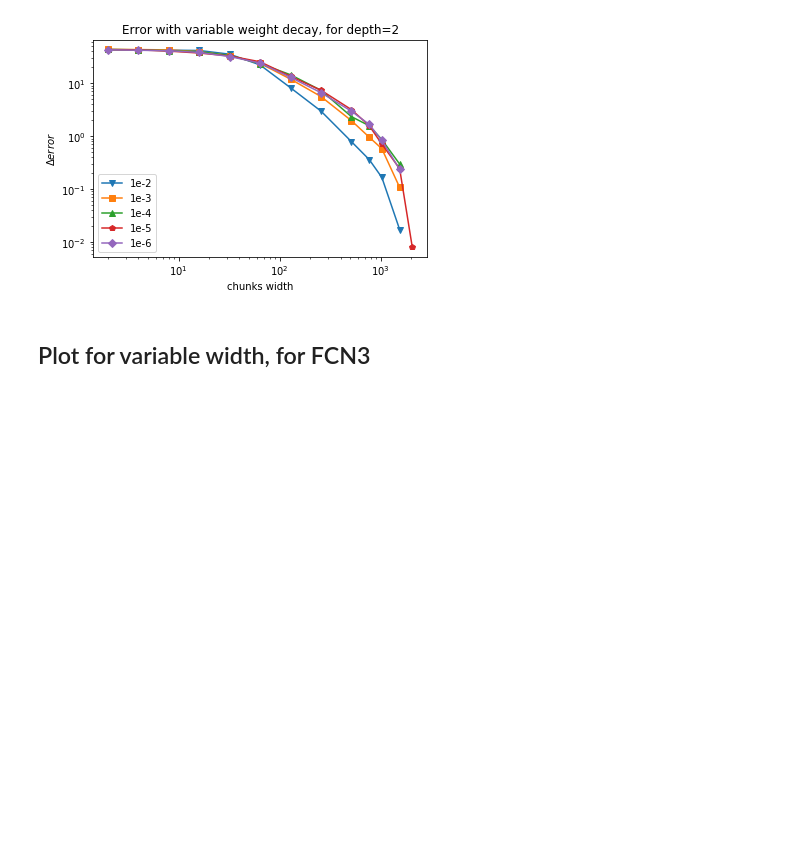
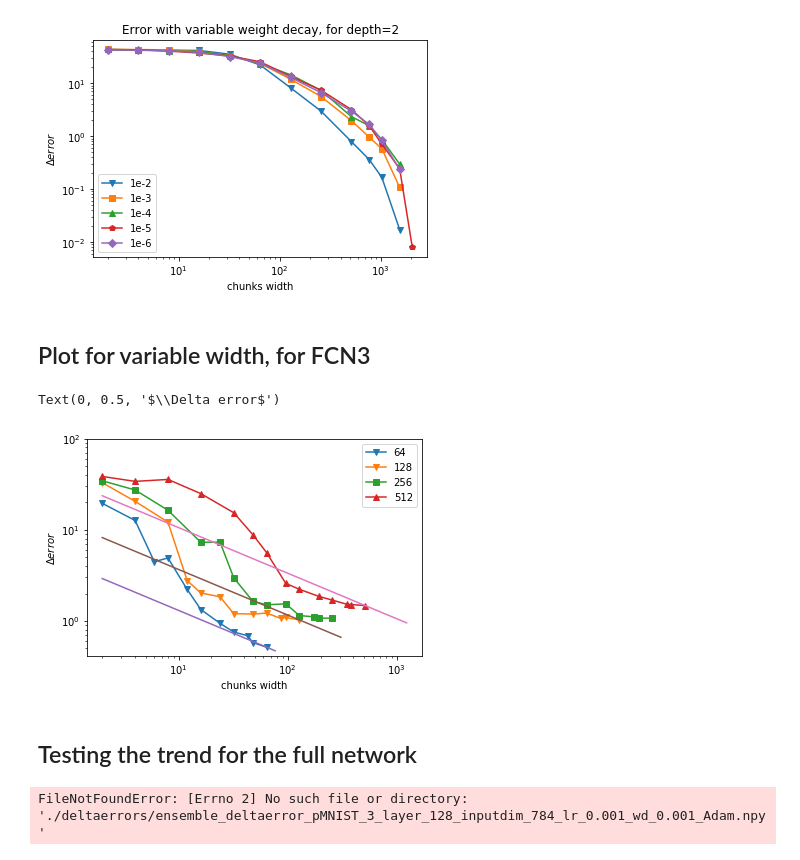
Before and after one commit to fcaretti/mitosis_MNIST, a Jupyter notebook: Notebook for plots.ipynb, the cells around one changed output. Drawn from its saved outputs; the diff is of its cells as text; code cells hidden in the pictures; blank space fills up the shorter version.

```diff
--- a/Notebook for plots.ipynb
+++ b/Notebook for plots.ipynb
@@ -113,0 +116,76 @@ for i in range(len(Ws)):
+# %%
+fig = plt.figure()
+ax = plt.gca()
+ax.plot(x_arrays[0],y_arrays[0],marker="v",label="64")
+ax.plot(x_arrays[1],y_arrays[1],marker="v",label="128")
+ax.plot(x_arrays[2],y_arrays[2],marker="s",label="256")
+ax.plot(x_arrays[3],y_arrays[3],marker="^",label="512")
+#ax.plot(x_arrays[4],y_arrays[4],marker="p",label="1024")
+#ax.plot(x_arrays[4],y_arrays[4],marker="D",label="2048")
+
+
+x = np.linspace(2,1.2*x_arrays[0][-1],1000)
+ax.set_ylim([0.8*y_arrays[0][-1],100])
+a=y_arrays[0][-1]/(x_arrays[0][-1]**(-0.5))
+y=a*x**(-0.5)
+ax.plot(x,y)
+
+
+x = np.linspace(2,1.2*x_arrays[2][-1],1000)
+ax.set_ylim([0.8*y_arrays[0][-1],100])
+a=y_arrays[1][-1]/(x_arrays[1][-1]**(-0.5))
+y=a*x**(-0.5)
+ax.plot(x,y)
+
+
+'''x = np.linspace(2,1.2*x_arrays[4][-1],1000)
+ax.set_ylim([0.8*y_arrays[0][-1],100])
+a=y_arrays[2][-1]/(x_arrays[2][-1]**(-0.5))
+y=a*x**(-0.5)
+ax.plot(x,y)'''
+
+x = np.linspace(2,1.2*x_arrays[4][-1],1000)
+ax.set_ylim([0.8*y_arrays[0][-1],100])
+a=y_arrays[3][-1]/(x_arrays[3][-1]**(-0.5))
+y=a*x**(-0.5)
+ax.plot(x,y)
+
+
+#ax.set_title('Error with variable width, for depth=3')
+ax.set_yscale('log')
+ax.set_xscale('log')
+ax.legend()
+plt.xlabel('chunks width')
+plt.ylabel('$\Delta error$')
+# %% [output]
+Text(0, 0.5, '$\\Delta error$')
+[figure, added]
+# %% [markdown]
+
+## Testing the trend for the full network
+# %%
+depth=3
+weight_decays=[1e-3]
+input_dim=784
+signal_noise_ratio=1.
+lr=1e-3
+widths=[64,128,256,512]
+teacher_width=8
+dataset='pMNIST'
+optimizer='Adam'
+y_arrays=[]
+for element in weight_decays:
+    y_array=[]
+    for W in widths:
+        if dataset=='XOR':
+            y_array.append(float(np.load(f'./deltaerrors/ensemble_deltaerror_{dataset}_{depth}_layer_{W}_inputdim_{input_dim}_lr_{lr}_wd_{element}_ratio_{signal_noise_ratio}.npy')))
+        if dataset=='pMNIST':
+            y_array.append(float(np.load(f'./deltaerrors/ensemble_deltaerror_{dataset}_{depth}_layer_{W}_inputdim_{input_dim}_lr_{lr}_wd_{element}_{optimizer}.npy')))
+        if dataset=='generalized_XOR':
+            y_array.append(float(np.load(f'./deltaerrors/ensemble_deltaerror_{dataset}_{depth}_layer_{W}_inputdim_{input_dim}_lr_{lr}_wd_{element}_edge_{3}_ratio_{signal_noise_ratio}.npy')))
+        if dataset=='teacher':
+            y_array.append(float(np.load(f'./deltaerrors/ensemble_deltaerror_{dataset}_{depth}_layer_{W}_inputdim_{input_dim}_lr_{lr}_wd_{element}_teacherwidth_{teacher_width}_ratio_{signal_noise_ratio}.npy')))
+    y_arrays.append(y_array)
+#y_arrays=-np.array(y_arrays)
+# %% [output]
+FileNotFoundError: [Errno 2] No such file or directory: './deltaerrors/ensemble_deltaerror_pMNIST_3_layer_128_inputdim_784_lr_0.001_wd_0.001_Adam.npy'
```
Also changed, not shown: parts of 24 cells of this notebook, 4 other files.
